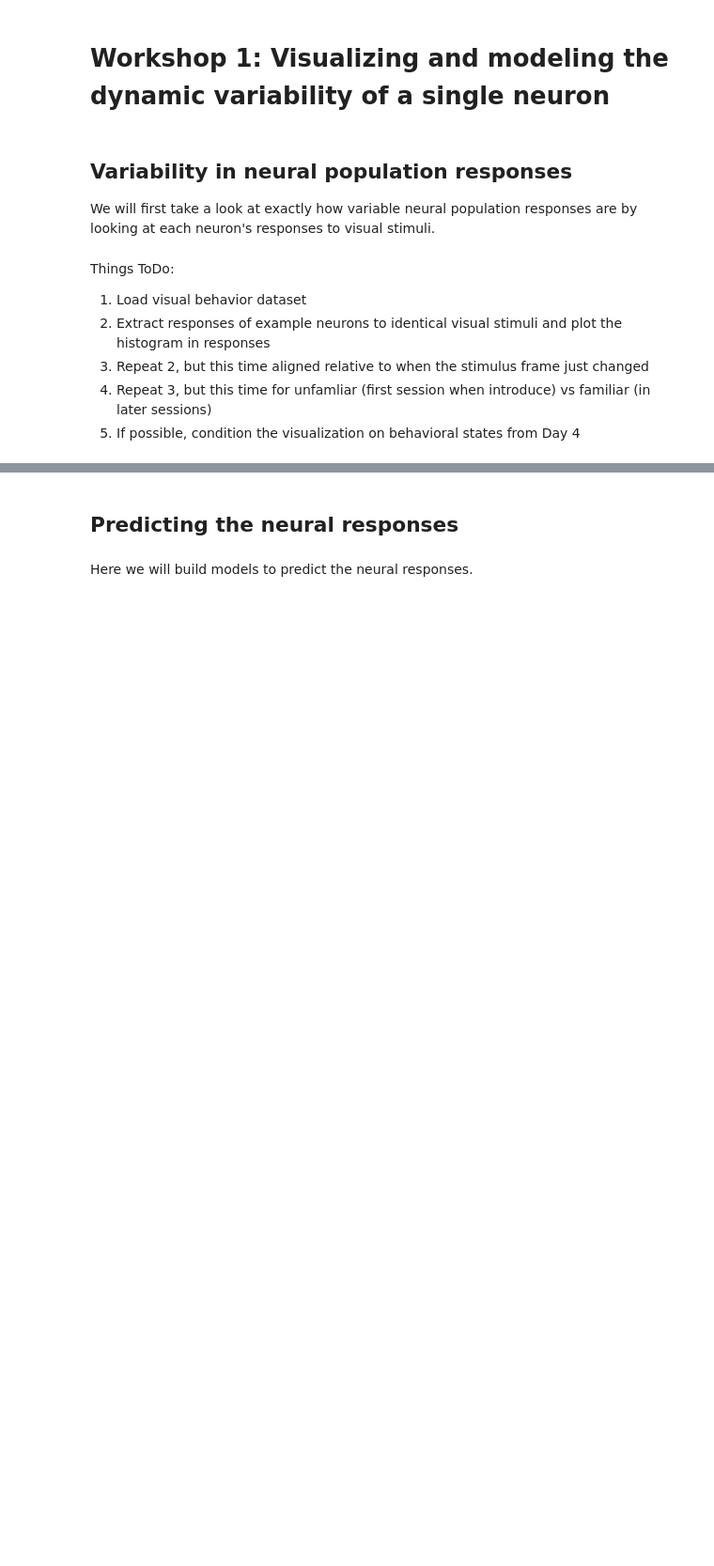
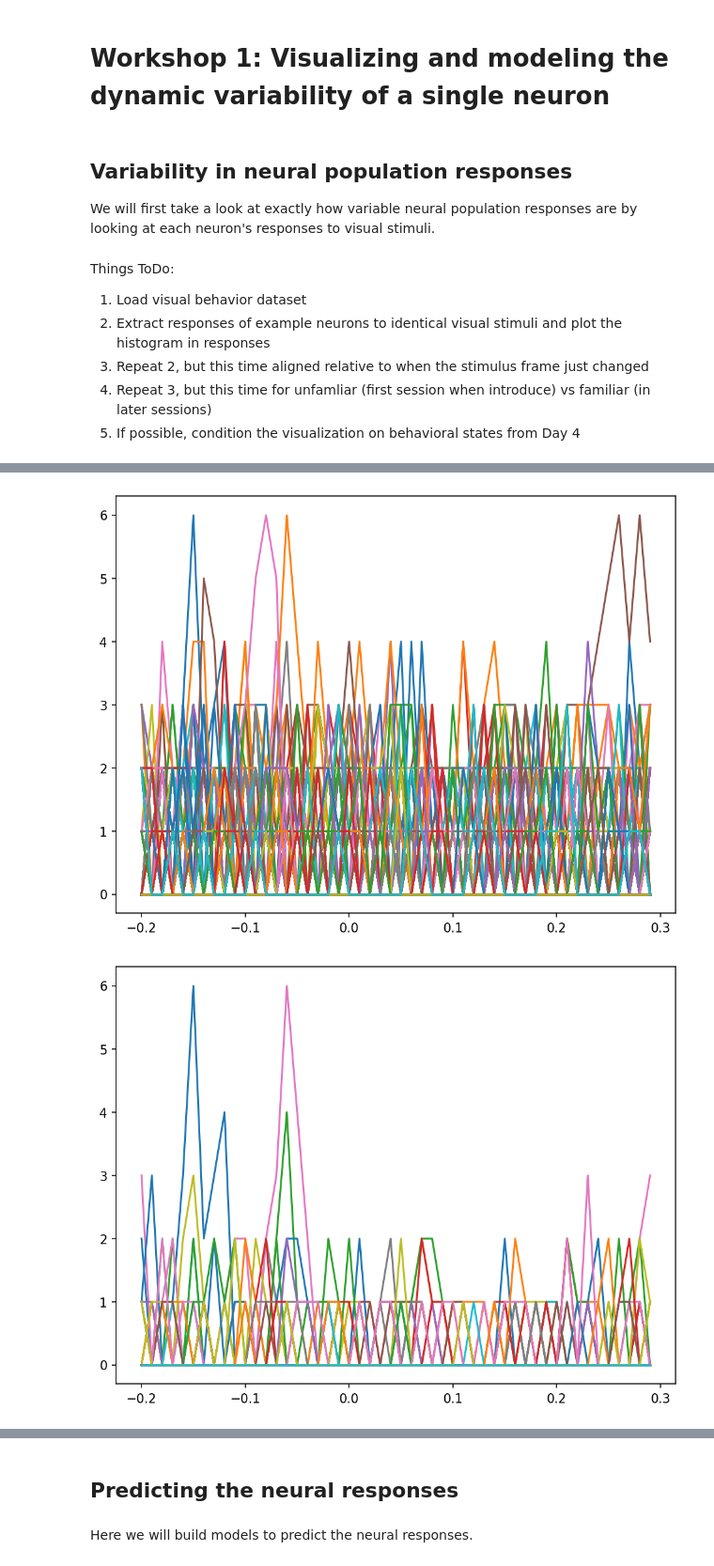
Before and after one commit to AllenInstitute/swdb_2023, a Jupyter notebook: Day5/Day5_VisualDynamicsModeling.ipynb, the cells around one changed output, grey strips where cells are left out. Shown at 94% size. Cells and saved outputs as stored; diff of their text form; code cells hidden in the pictures; blank space fills up the shorter version.

```diff
--- a/Day5/Day5_VisualDynamicsModeling.ipynb
+++ b/Day5/Day5_VisualDynamicsModeling.ipynb
@@ -669,0 +774,26 @@ Things ToDo:
+# %%
+time_before = 0.2
+duration = 0.5
+
+# same stimulus
+counts, bins = get_rate_variability_across_trials(unit_spikes,
+                                                  times_stimulus-time_before,
+                                                  window_dur=duration,
+                                                  bin_size=0.01)
+
+plt.figure(figsize=(8,6), dpi=150)
+for i in range(counts.shape[1]):
+    plt.plot(bins[:-1]-time_before, counts[:, i])
+
+# same stimulus, change
+counts, bins = get_rate_variability_across_trials(unit_spikes,
+                                                  times_stimulus_change-time_before,
+                                                  window_dur=duration,
+                                                  bin_size=0.01)
+
+plt.figure(figsize=(8,6), dpi=150)
+for i in range(counts.shape[1]):
+    plt.plot(bins[:-1]-time_before, counts[:, i])
+# %% [output]
+[figure, added]
+[figure, added]
```
Also changed, not shown: parts of 17 cells of this notebook, 3 other files.
